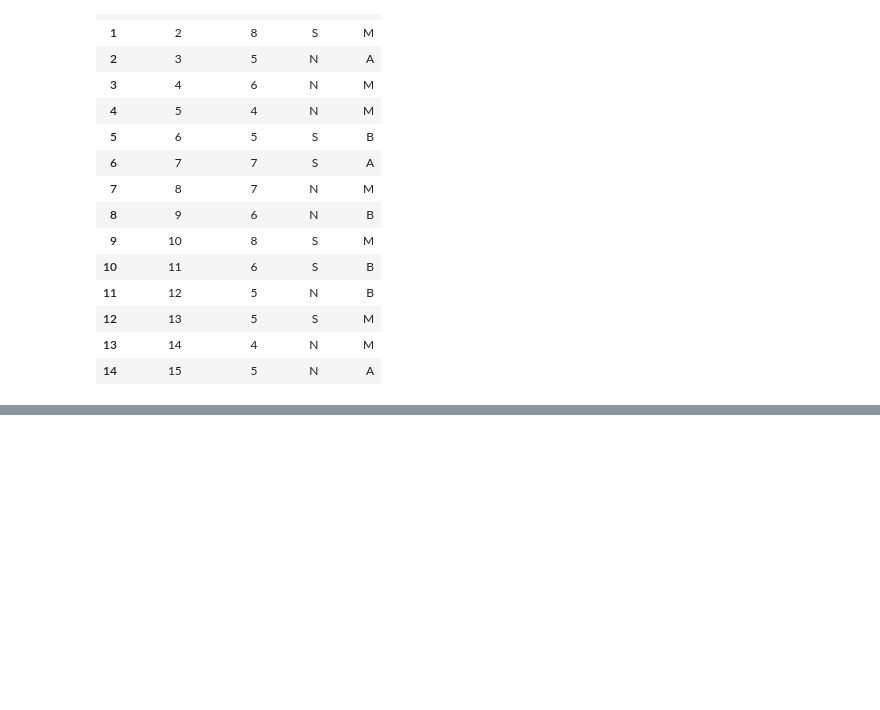
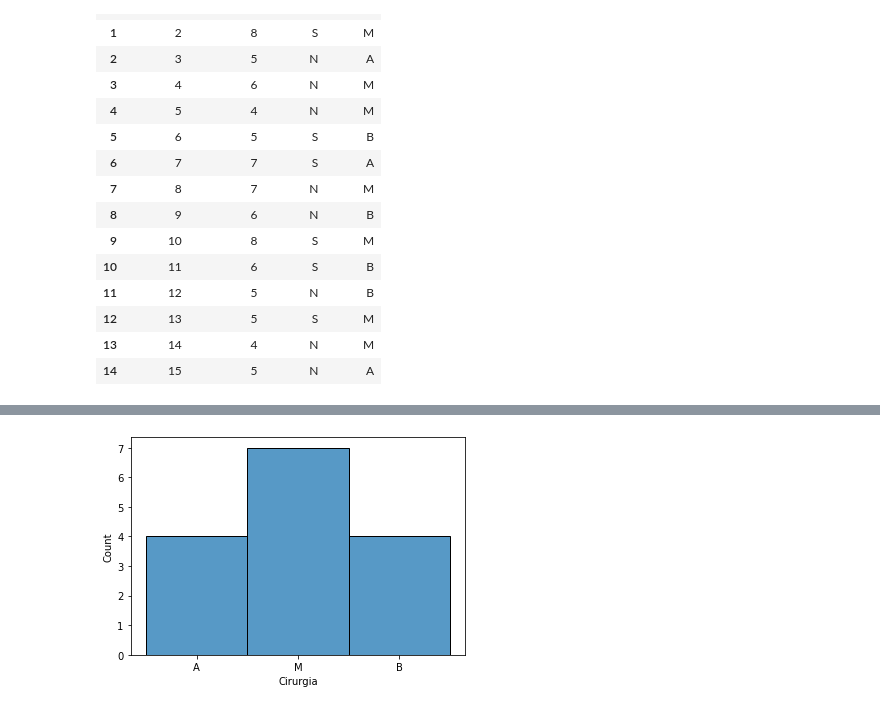
Before and after one commit to douglascdsantos/unesp_estatistica_e_probabilidade, a Jupyter notebook: aula01/lista_de_exercícios_01.ipynb, the cells around one changed output, grey strips where cells are left out. Saved outputs shown, nothing was run; the diff lists cells and outputs as text; code cells hidden in the pictures; blank space fills up the shorter version.

```diff
--- a/aula01/lista_de_exercícios_01.ipynb
+++ b/aula01/lista_de_exercícios_01.ipynb
@@ -77,0 +105,5 @@ sns.histplot(data = dados['questao_2'],
+# %%
+sns.histplot(data = dados['questao_2'],
+             x = 'Cirurgia');
+# %% [output]
+[figure, added]
```
Also changed, not shown: parts of 15 cells of this notebook.
